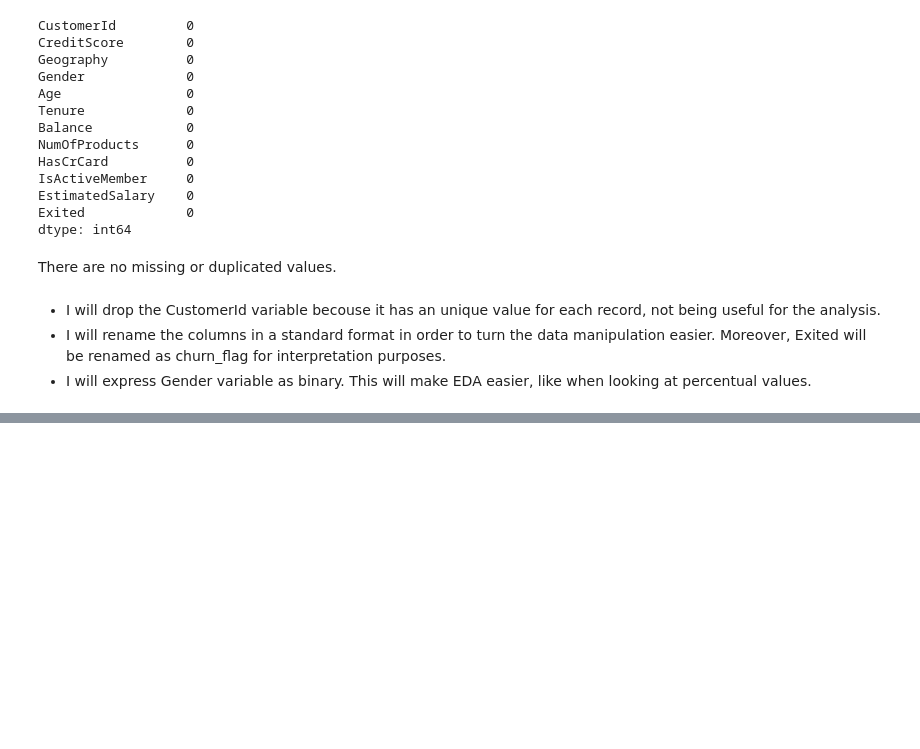
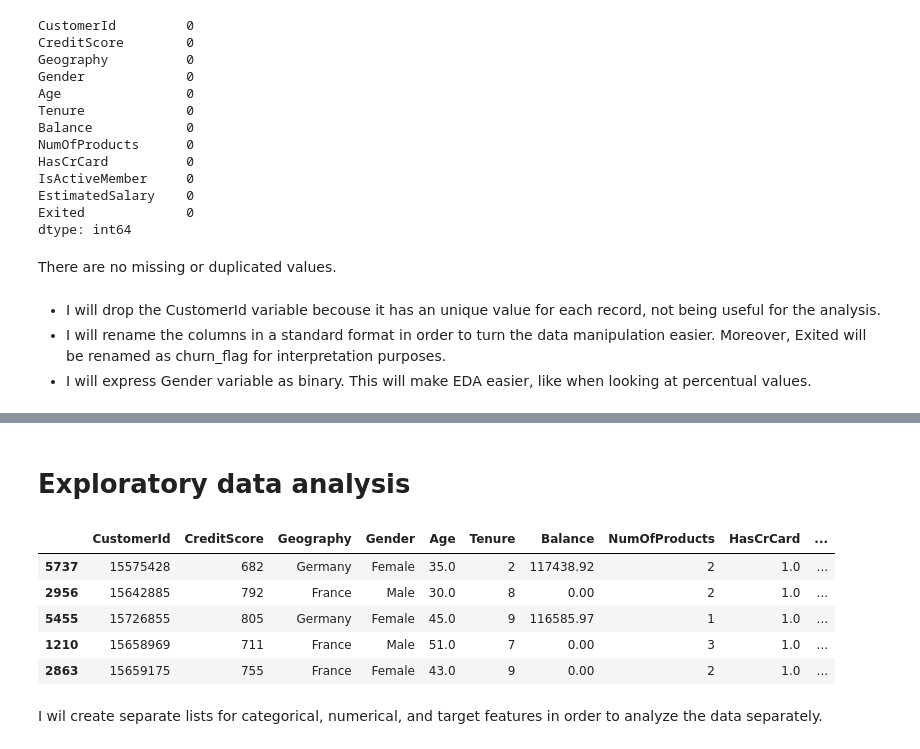
Before and after one commit to fernandesotero/Churn-Prediction-Bank, a Jupyter notebook: notebooks/EDA.ipynb, the cells around one changed output, grey strips where cells are left out. Cells and saved outputs as stored; diff of their text form; code cells hidden in the pictures; blank space fills up the shorter version.

```diff
--- a/notebooks/EDA.ipynb
+++ b/notebooks/EDA.ipynb
@@ -200,0 +245,14 @@ NameError: name 'df' is not defined
+# %% [markdown]
+# Exploratory data analysis
+# %%
+train = pd.concat([X_train, y_train], axis=1)
+train.head()
+# %% [output]
+|  | CustomerId | CreditScore | Geography | Gender | Age | Tenure | Balance | NumOfProducts | HasCrCard | ... |
+| 5737 | 15575428 | 682 | Germany | Female | 35.0 | 2 | 117438.92 | 2 | 1.0 | ... |
+| 2956 | 15642885 | 792 | France | Male | 30.0 | 8 | 0.00 | 2 | 1.0 | ... |
+| 5455 | 15726855 | 805 | Germany | Female | 45.0 | 9 | 116585.97 | 1 | 1.0 | ... |
+| 1210 | 15658969 | 711 | France | Male | 51.0 | 7 | 0.00 | 3 | 1.0 | ... |
+| 2863 | 15659175 | 755 | France | Female | 43.0 | 9 | 0.00 | 2 | 1.0 | ... |
+# %% [markdown]
+I wil create separate lists for categorical, numerical, and target features in order to analyze the data separately.
```
Also changed, not shown: parts of 18 cells of this notebook, 4 other files.
